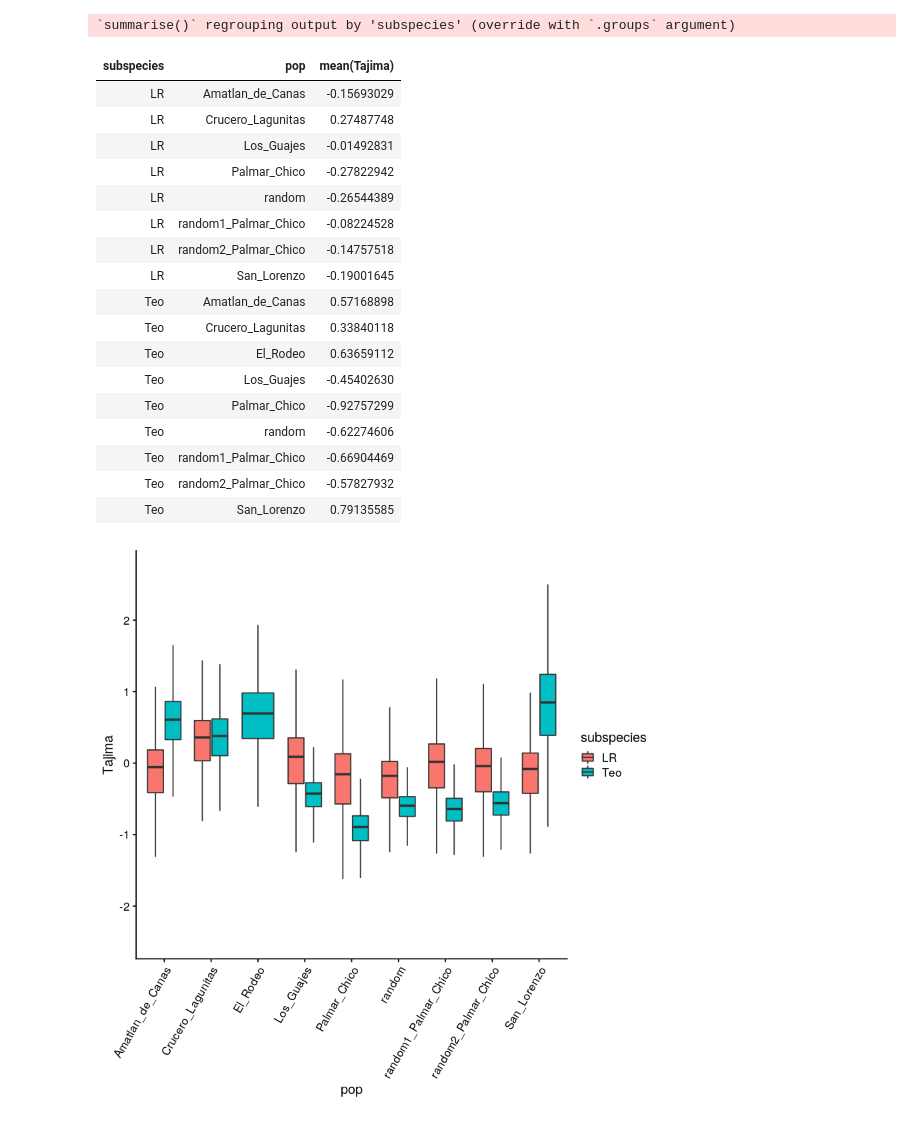
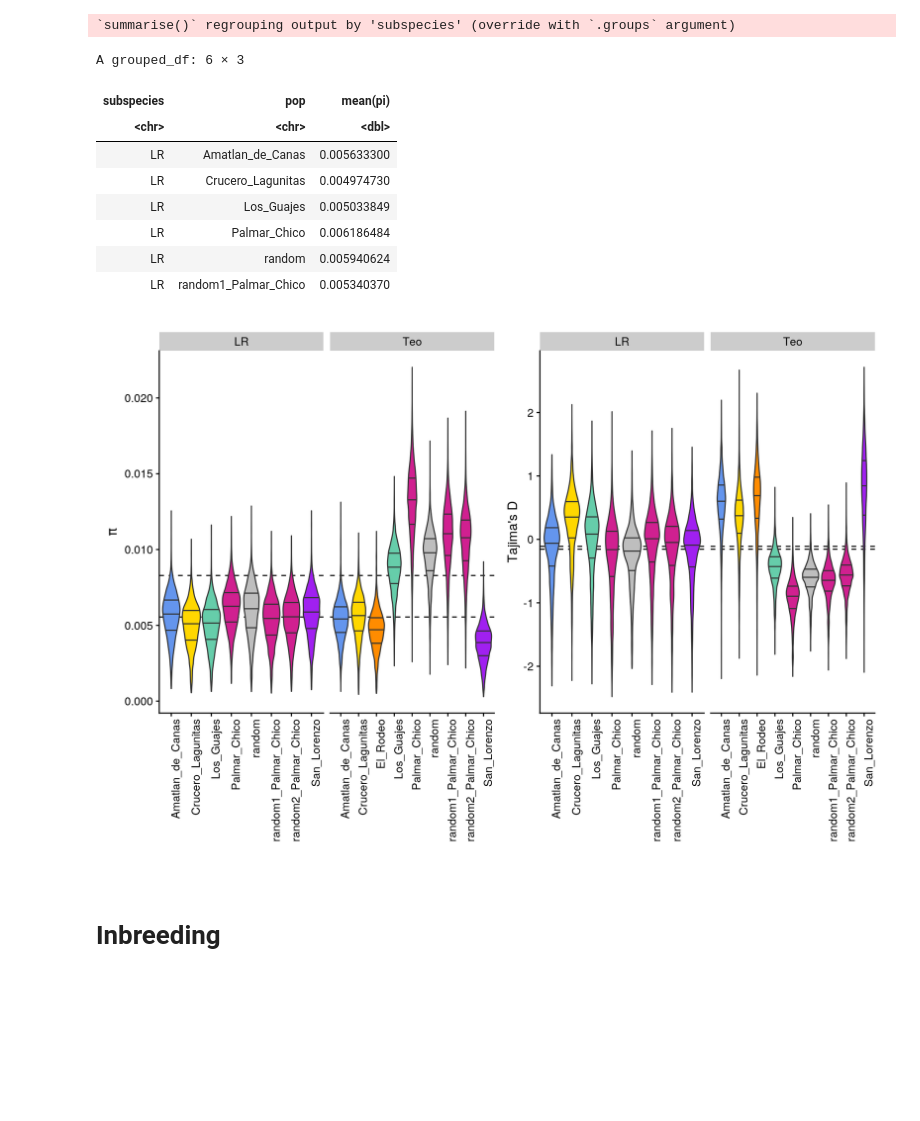
Before and after one commit to silastittes/parv_local, a Jupyter notebook: notebooks/popgen_stats.ipynb, the cells around one changed output. Saved outputs shown, nothing was run; the diff lists cells and outputs as text; code cells hidden in the pictures; blank space fills up the shorter version.

```diff
--- a/notebooks/popgen_stats.ipynb
+++ b/notebooks/popgen_stats.ipynb
@@ -77,30 +55,49 @@ pi_df %>%
-# %%
-pi_df %>%
-ggplot(aes(x = pop, y = Tajima, fill = subspecies)) +
-    geom_boxplot(outlier.shape = NA) +
-    theme(axis.text.x=element_text(angle = 60, hjust = 1))
-
-pi_df %>%
-    group_by(subspecies, pop) %>%
-    summarise(mean(Tajima))
-# %% [output]
-`summarise()` regrouping output by 'subspecies' (override with `.groups` argument)
-| subspecies | pop | mean(Tajima) |
-| LR | Amatlan_de_Canas | -0.15693029 |
-| LR | Crucero_Lagunitas | 0.27487748 |
-| LR | Los_Guajes | -0.01492831 |
-| LR | Palmar_Chico | -0.27822942 |
-| LR | random | -0.26544389 |
-| LR | random1_Palmar_Chico | -0.08224528 |
-| LR | random2_Palmar_Chico | -0.14757518 |
-| LR | San_Lorenzo | -0.19001645 |
-| Teo | Amatlan_de_Canas | 0.57168898 |
-| Teo | Crucero_Lagunitas | 0.33840118 |
-| Teo | El_Rodeo | 0.63659112 |
-| Teo | Los_Guajes | -0.45402630 |
-| Teo | Palmar_Chico | -0.92757299 |
-| Teo | random | -0.62274606 |
-| Teo | random1_Palmar_Chico | -0.66904469 |
-| Teo | random2_Palmar_Chico | -0.57827932 |
-| Teo | San_Lorenzo | 0.79135585 |
-[figure, removed]
+# %%
+piplot <-
+pi_df %>%
+ggplot(aes(x = pop, y = pi, fill = color)) +
+    geom_hline(yintercept = mean(filter(pi_df, subspecies == "LR")$pi), lty = 2) +
+    geom_hline(yintercept = mean(filter(pi_df, subspecies == "Teo")$pi), lty = 2) +
+    #geom_boxplot(outlier.shape = NA) +
+    geom_violin(draw_quantiles = c(0.25, 0.5, 0.75)) +
+    facet_wrap(~subspecies, scales = "free_x") +
+    scale_fill_identity() +
+    theme(axis.text.x=element_text(angle = 90, hjust = 1)) +
+    ylab(expression(pi)) +
+    xlab("")
+
+tdplot <-
+pi_df %>%
+ggplot(aes(x = pop, y = Tajima, fill = color)) +
+    geom_hline(yintercept = mean(filter(pi_df, subspecies == "LR")$Tajima), lty = 2) +
+    geom_hline(yintercept = mean(filter(pi_df, subspecies == "Teo")$Tajima), lty = 2) +
+    #geom_boxplot(outlier.shape = NA) +
+    geom_violin(draw_quantiles = c(0.25, 0.5, 0.75)) +
+    facet_wrap(~subspecies, scales = "free_x") +
+    scale_fill_identity() +
+    theme(axis.text.x=element_text(angle = 90, hjust = 1)) +
+    ylab("Tajima's D") +
+    xlab("")
+
+
+
+piplot + tdplot
+
+pi_df %>%
+    group_by(subspecies, pop) %>%
+    summarise(mean(pi)) %>%
+    head()
+# %% [output]
+`summarise()` regrouping output by 'subspecies' (override with `.groups` argument)
+A grouped_df: 6 × 3
+| subspecies | pop | mean(pi) |
+| <chr> | <chr> | <dbl> |
+| LR | Amatlan_de_Canas | 0.005633300 |
+| LR | Crucero_Lagunitas | 0.004974730 |
+| LR | Los_Guajes | 0.005033849 |
+| LR | Palmar_Chico | 0.006186484 |
+| LR | random | 0.005940624 |
+| LR | random1_Palmar_Chico | 0.005340370 |
+[figure, added]
+# %% [markdown]
+# Inbreeding
```
Also changed, not shown: parts of 16 cells of this notebook, 57 other files.
